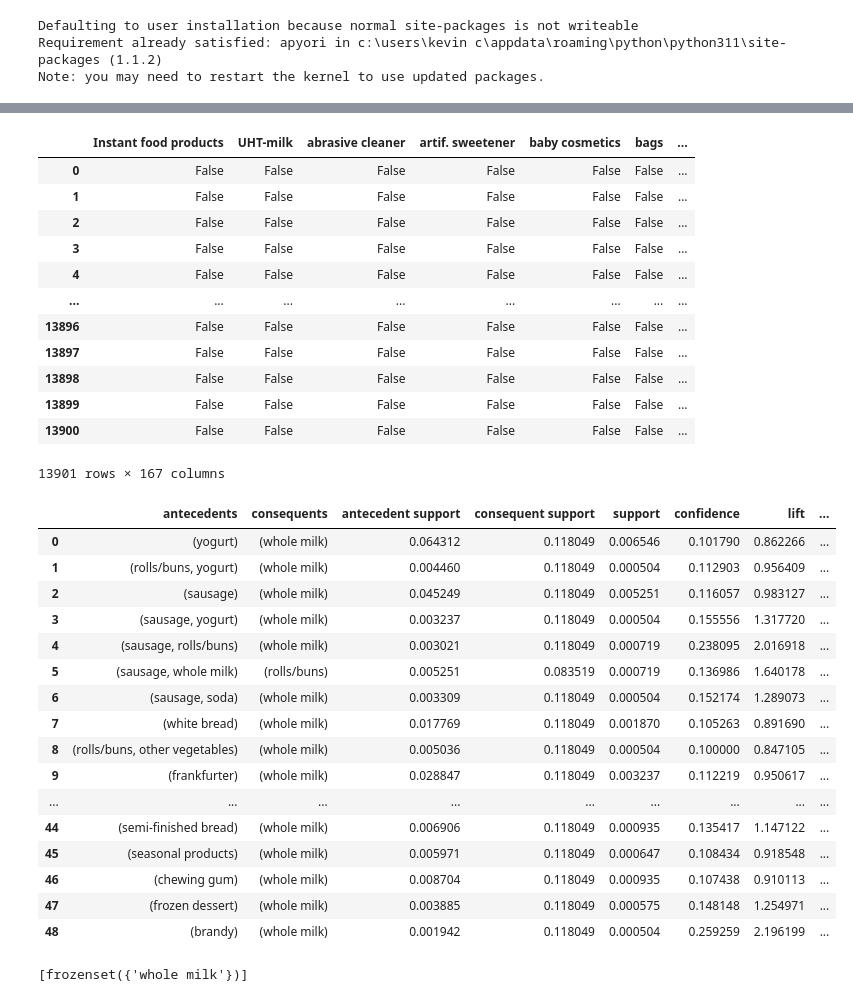
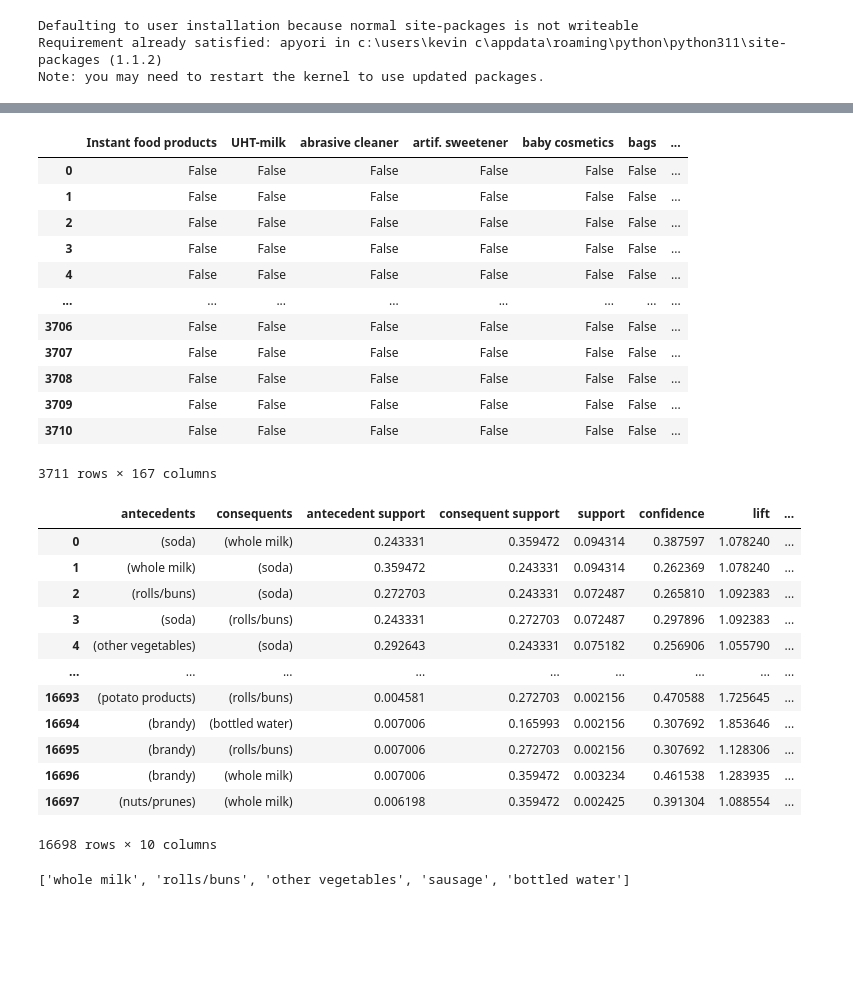
Before and after one commit to ZuxingGit/MBD_assign3, a Jupyter notebook: code/task1.ipynb, the cells around one changed output, grey strips where cells are left out. Drawn from its saved outputs; the diff is of its cells as text; code cells hidden in the pictures; blank space fills up the shorter version.

```diff
--- a/code/task1.ipynb
+++ b/code/task1.ipynb
@@ -57,11 +57,17 @@ Index(['Member_number', 'Date', 'itemDescription', 'year', 'month', 'day',
       dtype='object')
 # %%
 # Group the data by 'Member_number' and 'Date', then aggregate the 'itemDescription' into lists
-transactions_data = data.groupby(['Member_number', 'Date'])['itemDescription'].apply(list).reset_index()
+transactions_data = data.groupby(['Member_number'])['itemDescription'].apply(list).reset_index()
 
 # Extract the list of transactions
 transactions = transactions_data['itemDescription'].tolist()
 
+sorted_transactions = [sorted(list(set(transaction))) for transaction in transactions]
+
+transactions = sorted_transactions
+
+transactions = [transaction for transaction in transactions if len(transaction) > 1]
+
 # Display the first transaction as an example
 transactions[0]
 # %% [output]
@@ -200,37 +216,33 @@ df
 | 3 | False | False | False | False | False | False | ... |
 | 4 | False | False | False | False | False | False | ... |
 | ... | ... | ... | ... | ... | ... | ... | ... |
-| 13896 | False | False | False | False | False | False | ... |
-| 13897 | False | False | False | False | False | False | ... |
-| 13898 | False | False | False | False | False | False | ... |
-| 13899 | False | False | False | False | False | False | ... |
-| 13900 | False | False | False | False | False | False | ... |
+| 3706 | False | False | False | False | False | False | ... |
+| 3707 | False | False | False | False | False | False | ... |
+| 3708 | False | False | False | False | False | False | ... |
+| 3709 | False | False | False | False | False | False | ... |
+| 3710 | False | False | False | False | False | False | ... |
-13901 rows × 167 columns
+3711 rows × 167 columns
 # %%
-frequent_itemsets = fpgrowth(df, min_support=0.0005, use_colnames=True)
+frequent_itemsets = fpgrowth(df, min_support=0.002, use_colnames=True)
 frequent_itemsets
 
 from mlxtend.frequent_patterns import association_rules
-rules = association_rules(frequent_itemsets, metric="confidence", min_threshold=0.1)
+rules = association_rules(frequent_itemsets, metric="confidence", min_threshold=0.2)
 rules
 # %% [output]
 |  | antecedents | consequents | antecedent support | consequent support | support | confidence | lift | ... |
-| 0 | (yogurt) | (whole milk) | 0.064312 | 0.118049 | 0.006546 | 0.101790 | 0.862266 | ... |
-| 1 | (rolls/buns, yogurt) | (whole milk) | 0.004460 | 0.118049 | 0.000504 | 0.112903 | 0.956409 | ... |
-| 2 | (sausage) | (whole milk) | 0.045249 | 0.118049 | 0.005251 | 0.116057 | 0.983127 | ... |
-| 3 | (sausage, yogurt) | (whole milk) | 0.003237 | 0.118049 | 0.000504 | 0.155556 | 1.317720 | ... |
-| 4 | (sausage, rolls/buns) | (whole milk) | 0.003021 | 0.118049 | 0.000719 | 0.238095 | 2.016918 | ... |
-| 5 | (sausage, whole milk) | (rolls/buns) | 0.005251 | 0.083519 | 0.000719 | 0.136986 | 1.640178 | ... |
-| 6 | (sausage, soda) | (whole milk) | 0.003309 | 0.118049 | 0.000504 | 0.152174 | 1.289073 | ... |
-| 7 | (white bread) | (whole milk) | 0.017769 | 0.118049 | 0.001870 | 0.105263 | 0.891690 | ... |
-| 8 | (rolls/buns, other vegetables) | (whole milk) | 0.005036 | 0.118049 | 0.000504 | 0.100000 | 0.847105 | ... |
-| 9 | (frankfurter) | (whole milk) | 0.028847 | 0.118049 | 0.003237 | 0.112219 | 0.950617 | ... |
+| 0 | (soda) | (whole milk) | 0.243331 | 0.359472 | 0.094314 | 0.387597 | 1.078240 | ... |
+| 1 | (whole milk) | (soda) | 0.359472 | 0.243331 | 0.094314 | 0.262369 | 1.078240 | ... |
+| 2 | (rolls/buns) | (soda) | 0.272703 | 0.243331 | 0.072487 | 0.265810 | 1.092383 | ... |
+| 3 | (soda) | (rolls/buns) | 0.243331 | 0.272703 | 0.072487 | 0.297896 | 1.092383 | ... |
+| 4 | (other vegetables) | (soda) | 0.292643 | 0.243331 | 0.075182 | 0.256906 | 1.055790 | ... |
 | ... | ... | ... | ... | ... | ... | ... | ... | ... |
-| 44 | (semi-finished bread) | (whole milk) | 0.006906 | 0.118049 | 0.000935 | 0.135417 | 1.147122 | ... |
-| 45 | (seasonal products) | (whole milk) | 0.005971 | 0.118049 | 0.000647 | 0.108434 | 0.918548 | ... |
-| 46 | (chewing gum) | (whole milk) | 0.008704 | 0.118049 | 0.000935 | 0.107438 | 0.910113 | ... |
-| 47 | (frozen dessert) | (whole milk) | 0.003885 | 0.118049 | 0.000575 | 0.148148 | 1.254971 | ... |
-| 48 | (brandy) | (whole milk) | 0.001942 | 0.118049 | 0.000504 | 0.259259 | 2.196199 | ... |
+| 16693 | (potato products) | (rolls/buns) | 0.004581 | 0.272703 | 0.002156 | 0.470588 | 1.725645 | ... |
+| 16694 | (brandy) | (bottled water) | 0.007006 | 0.165993 | 0.002156 | 0.307692 | 1.853646 | ... |
+| 16695 | (brandy) | (rolls/buns) | 0.007006 | 0.272703 | 0.002156 | 0.307692 | 1.128306 | ... |
+| 16696 | (brandy) | (whole milk) | 0.007006 | 0.359472 | 0.003234 | 0.461538 | 1.283935 | ... |
+| 16697 | (nuts/prunes) | (whole milk) | 0.006198 | 0.359472 | 0.002425 | 0.391304 | 1.088554 | ... |
+16698 rows × 10 columns
 # %%
 def predict_items(purchased_items):
     # create a list to store the predicted items
@@ -252,12 +269,12 @@ def predict_items(purchased_items):
 # %%
 # make a prediction for a sample set of purchased items
-purchased_items = {"yogurt", "whole milk"}
+purchased_items = {"yogurt", "soda"}
 predicted_items = predict_items(purchased_items)
 
 # print the predicted items to the console
 print(predicted_items)
 # %% [output]
-[frozenset({'whole milk'})]
+['whole milk', 'rolls/buns', 'other vegetables', 'sausage', 'bottled water']
 # %%
 # make a prediction for a sample set of purchased items
 purchased_items = {"yogurt"}
```
Also changed, not shown: parts of 11 cells of this notebook.
